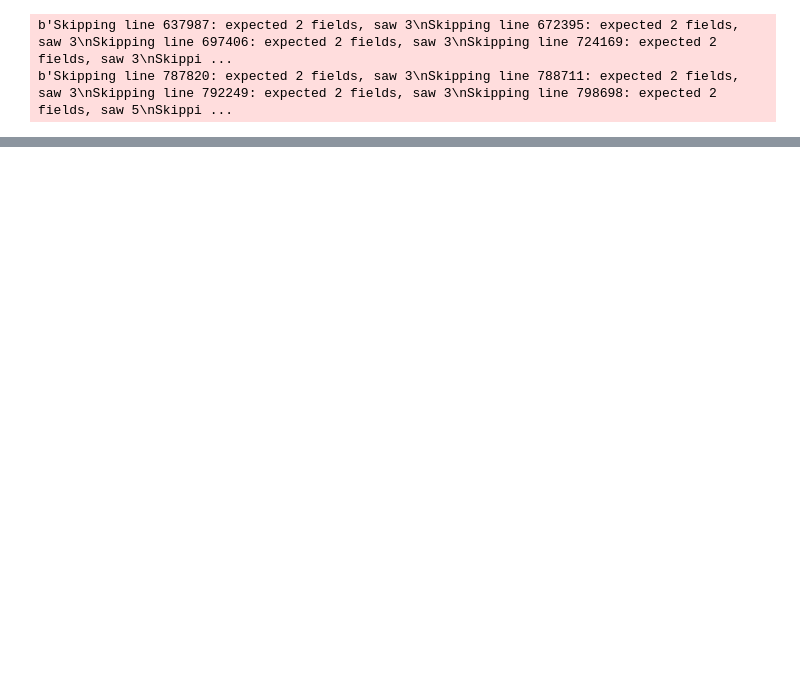
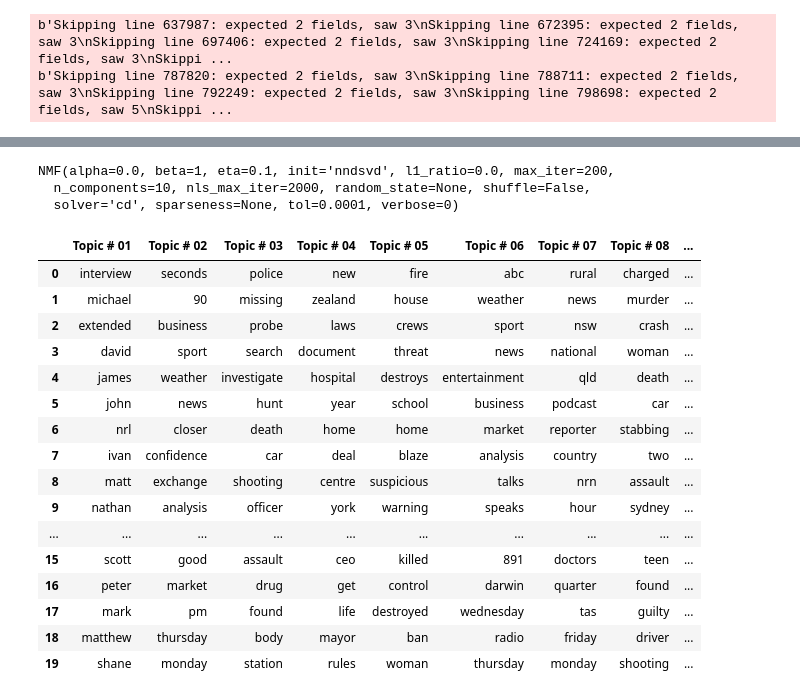
Before and after one commit to ravishchawla/topic_modeling, a Jupyter notebook: topic_modeling.ipynb, the cells around one changed output, grey strips where cells are left out. Drawn from its saved outputs; the diff is of its cells as text; code cells hidden in the pictures; blank space fills up the shorter version.

```diff
--- a/Untitled.ipynb
+++ b/topic_modeling.ipynb
@@ -37,0 +109,48 @@ for idx in range(len(data_text)):
+# %%
+#normalize the TfIdf values so each row has unit length.
+xtfidf_norm = normalize(x_tfidf, norm='l1', axis=1)
+# %%
+#obtain a NMF model.
+model = NMF(n_components=num_topics, init='nndsvd');
+# %%
+#fit the model
+model.fit(xtfidf_norm)
+# %% [output]
+NMF(alpha=0.0, beta=1, eta=0.1, init='nndsvd', l1_ratio=0.0, max_iter=200,
+  n_components=10, nls_max_iter=2000, random_state=None, shuffle=False,
+  solver='cd', sparseness=None, tol=0.0001, verbose=0)
+# %%
+def get_nmf_topics(model, n_top_words):
+
+    #the word ids obtained need to be reverse-mapped to the words so we can print the topic names.
+    feat_names = vectorizer.get_feature_names()
+
+    word_dict = {};
+    for i in range(num_topics):
+
+        #for each topic, obtain the largest values, and add the words they map to into the dictionary.
+        words_ids = model.components_[i].argsort()[:-20 - 1:-1]
+        words = [feat_names[key] for key in words_ids]
+        word_dict['Topic # ' + '{:02d}'.format(i+1)] = words;
+
+    return pd.DataFrame(word_dict);
+# %%
+get_nmf_topics(model, 20)
+# %% [output]
+|  | Topic # 01 | Topic # 02 | Topic # 03 | Topic # 04 | Topic # 05 | Topic # 06 | Topic # 07 | Topic # 08 | ... |
+| 0 | interview | seconds | police | new | fire | abc | rural | charged | ... |
+| 1 | michael | 90 | missing | zealand | house | weather | news | murder | ... |
+| 2 | extended | business | probe | laws | crews | sport | nsw | crash | ... |
+| 3 | david | sport | search | document | threat | news | national | woman | ... |
+| 4 | james | weather | investigate | hospital | destroys | entertainment | qld | death | ... |
+| 5 | john | news | hunt | year | school | business | podcast | car | ... |
+| 6 | nrl | closer | death | home | home | market | reporter | stabbing | ... |
+| 7 | ivan | confidence | car | deal | blaze | analysis | country | two | ... |
+| 8 | matt | exchange | shooting | centre | suspicious | talks | nrn | assault | ... |
+| 9 | nathan | analysis | officer | york | warning | speaks | hour | sydney | ... |
+| ... | ... | ... | ... | ... | ... | ... | ... | ... | ... |
+| 15 | scott | good | assault | ceo | killed | 891 | doctors | teen | ... |
+| 16 | peter | market | drug | get | control | darwin | quarter | found | ... |
+| 17 | mark | pm | found | life | destroyed | wednesday | tas | guilty | ... |
+| 18 | matthew | thursday | body | mayor | ban | radio | friday | driver | ... |
+| 19 | shane | monday | station | rules | woman | thursday | monday | shooting | ... |
```
Also changed, not shown: parts of 25 cells of this notebook.
